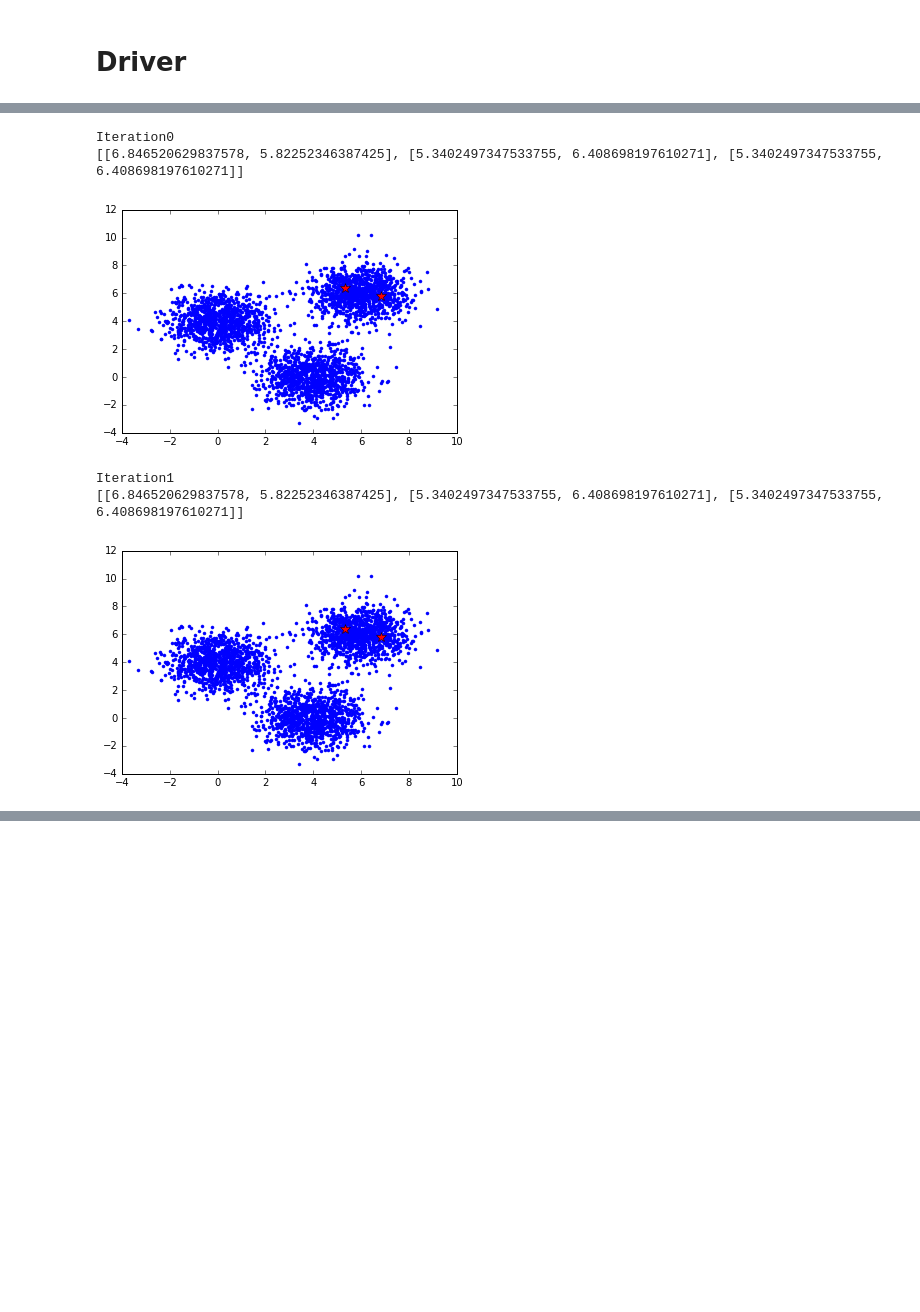
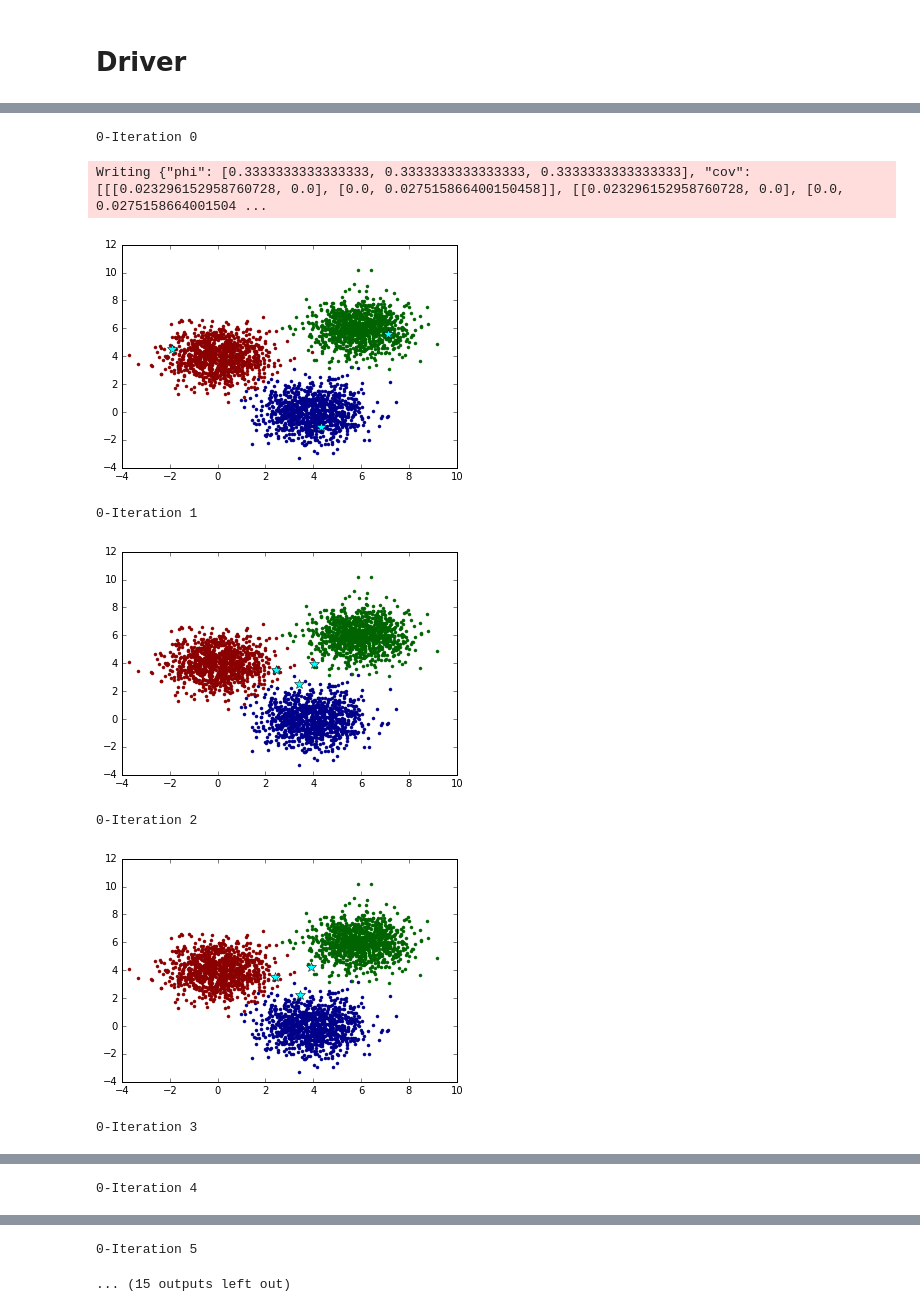
Before and after one commit to nkrishnaswami/mids-w261, a Jupyter notebook: hw/hw6/EM-GMM-MapReduce Design 1.ipynb, the cells around one changed output, grey strips where cells are left out. Drawn from its saved outputs; the diff is of its cells as text; code cells hidden in the pictures; blank space fills up the shorter version.

```diff
--- a/hw/hw6/EM-GMM-MapReduce Design 1.ipynb
+++ b/hw/hw6/EM-GMM-MapReduce Design 1.ipynb
@@ -59,6 +59,7 @@ from mrjob.job import MRJob
 from numpy import mat, zeros, shape, random, array, zeros_like, dot, linalg, diag
 import json
 from math import pi, sqrt, exp, pow
+import sys
 
 
 class MrGMixEmInit(MRJob):
@@ -107,24 +108,25 @@ class MrGMixEmInit(MRJob):
 
         jDebug = json.dumps([cent2.tolist(),mean.tolist(),cov.tolist(),covInv.tolist(),cov_1])
         debugPath = self.options.pathName + 'debug.txt'
-        fileOut = open(debugPath,'w')
-        fileOut.write(jDebug)
-        fileOut.close()
+        with open(debugPath,'w') as fileOut:
+            fileOut.write(jDebug)
 
         #also need a starting guess at the phi's - prior probabilities
         #initialize them all with the same number - 1/k - equally probably for each cluster
         phi=array([1.0/self.options.k]*self.options.k)
 
         #form output object
-        outputList = [phi.tolist(), cent2.tolist(), cov_1]
+        jsonOut  = json.dumps({
+                'phi': phi.tolist(),
+                'means': cent2.tolist(),
+                'cov': cov_1
+            })
 
-        jsonOut  = json.dumps(outputList)
-
+        print >>sys.stderr, "Writing", jsonOut
         #write new parameters to file
         fullPath = self.options.pathName + 'intermediateResults.txt'
-        fileOut = open(fullPath,'w')
-        fileOut.write(jsonOut)
-        fileOut.close()
+        with open(fullPath,'w') as fileOut:
+            fileOut.write(jsonOut)
 
 if __name__ == '__main__':
     MrGMixEmInit.run()
@@ -288,11 +282,12 @@ from os import getcwd
 import matplotlib.pyplot as plt
 
 def plot_iteration(means):
-    plt.plot(s1[:, 0], s1[:, 1], '.', color = 'blue')
-    plt.plot(s2[:, 0], s2[:, 1], '.', color = 'blue')
-    plt.plot(s3[:, 0], s3[:, 1],'.', color = 'blue')
-    plt.plot(means[0][0], means[0][1],'*',markersize =10,color = 'red')
-    plt.plot(means[2][0], means[2][1],'*',markersize =10,color = 'red')
+    plt.plot(s1[:, 0], s1[:, 1], '.', color = 'darkblue',marker='.')
+    plt.plot(s2[:, 0], s2[:, 1], '.', color = 'darkgreen',marker='.')
+    plt.plot(s3[:, 0], s3[:, 1],'.', color = 'darkred',marker='.')
+    plt.plot(means[0][0], means[0][1],'*',markersize =10,color = 'cyan')
+    plt.plot(means[1][0], means[1][1],'*',markersize =10,color = 'cyan')
+    plt.plot(means[2][0], means[2][1],'*',markersize =10,color = 'cyan')
     plt.show()
 
 def dist(x,y):
@@ -305,52 +300,51 @@ def dist(x,y):
 
 #first run the initializer to get starting centroids
 filePath = 'data.txt'
-mrJob = MrGMixEmInit(args=[filePath, '--pathName', getcwd()])
+mrJob = MrGMixEmInit(args=[filePath, '--pathName', getcwd()+'/', filePath])
 with mrJob.make_runner() as runner:
     runner.run()
 
 #pull out the centroid values to compare with values after one iteration
 emPath = "intermediateResults.txt"
-fileIn = open(emPath)
-paramJson = fileIn.read()
-fileIn.close()
+with open(emPath) as fileIn:
+    paramJson = fileIn.read()
+
 
 delta = 10
 iter_num = 0
 #Begin iteration on change in centroids
 while delta > 0.02:
-    print "Iteration" + str(iter_num)
+    print "0-Iteration", iter_num
     iter_num = iter_num + 1
     #parse old centroid values
     oldParam = json.loads(paramJson)
     #run one iteration
-    oldMeans = oldParam[1]
-    mrJob2 = MrGMixEm(args=[filePath,'--pathName', getcwd()])
+    oldMeans = oldParam['means']
+    mrJob2 = MrGMixEm(args=[filePath,'--pathName', getcwd()+'/', filePath])
     with mrJob2.make_runner() as runner:
         runner.run()
 
     #compare new centroids to old ones
-    fileIn = open(emPath)
-    paramJson = fileIn.read()
-    fileIn.close()
+    with open(emPath) as fileIn:
+        paramJson = fileIn.read()
     newParam = json.loads(paramJson)
-
-    k_means = len(newParam[1])
-    newMeans = newParam[1]
+    newMeans = newParam['means']
+    k_means = len(newMeans)
 
     delta = 0.0
     for i in range(k_means):
         delta += dist(newMeans[i],oldMeans[i])
 
-    print oldMeans
     plot_iteration(oldMeans)
-print "Iteration" + str(iter_num)
-print newMeans
+print "5-Iteration", iter_num
+print "6-newMeans", newMeans
 plot_iteration(newMeans)
 # %% [output]
-Iteration0
-[[6.846520629837578, 5.82252346387425], [5.3402497347533755, 6.408698197610271], [5.3402497347533755, 6.408698197610271]]
+0-Iteration 0
+Writing {"phi": [0.3333333333333333, 0.3333333333333333, 0.3333333333333333], "cov": [[[0.023296152958760728, 0.0], [0.0, 0.027515866400150458]], [[0.023296152958760728, 0.0], [0.0, 0.0275158664001504 ...
-[figure, old version]
+[figure, new version]
-Iteration1
-[[6.846520629837578, 5.82252346387425], [5.3402497347533755, 6.408698197610271], [5.3402497347533755, 6.408698197610271]]
+0-Iteration 1
-[figure, old version]
+[figure, new version]
+0-Iteration 2
+[figure, added]
+0-Iteration 3
@@ -356,0 +352 @@ Iteration1
+0-Iteration 4
@@ -356,0 +354,2 @@ Iteration1
+0-Iteration 5
+... (15 outputs left out)
```
Also changed, not shown: parts of 3 cells of this notebook, 1 other file.
